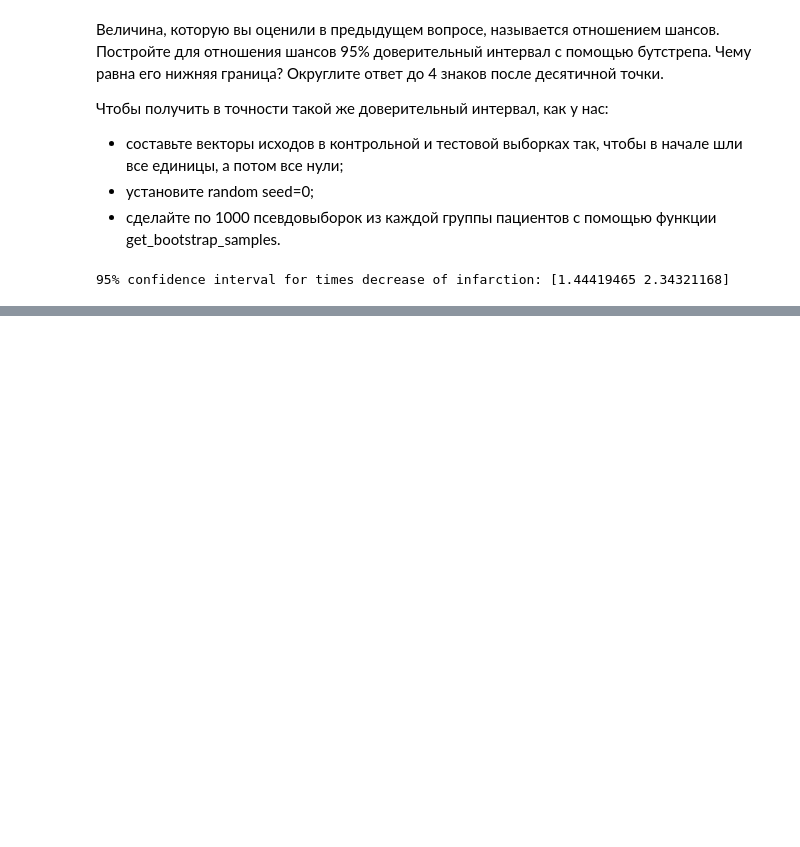
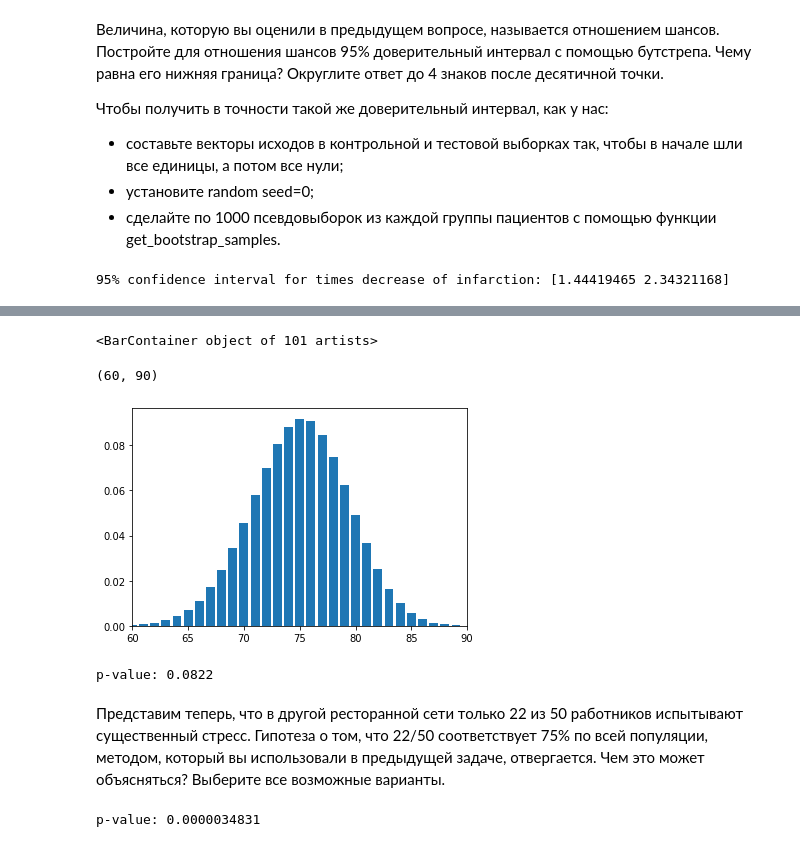
Before and after one commit to AlexG888/Specialization_from_MIPT_and_Yandex, a Jupyter notebook: course_4/theoretical_notebooks/tests.ipynb, the cells around one changed output, grey strips where cells are left out. Drawn from its saved outputs; the diff is of its cells as text; code cells hidden in the pictures; blank space fills up the shorter version.

```diff
--- a/course_4/theoretical_notebooks/tests.ipynb
+++ b/course_4/theoretical_notebooks/tests.ipynb
@@ -228,0 +246,24 @@ print('95%% confidence interval for times decrease of infarction: %s' %
+# %%
+n = 100
+prob = 0.75
+F_H0 = stats.binom(n, prob)
+# %%
+x = np.linspace(0,100,101)
+
+plt.bar(x, F_H0.pmf(x), align = 'center')
+plt.xlim(60, 90)
+plt.show()
+# %% [output]
+<BarContainer object of 101 artists>
+(60, 90)
+[figure, added]
+# %%
+print('p-value: %.4f' % stats.binom_test(67, 100, prob))
+# %% [output]
+p-value: 0.0822
+# %% [markdown]
+Представим теперь, что в другой ресторанной сети только 22 из 50 работников испытывают существенный стресс. Гипотеза о том, что 22/50 соответствует 75% по всей популяции, методом, который вы использовали в предыдущей задаче, отвергается. Чем это может объясняться? Выберите все возможные варианты.
+# %%
+print('p-value: %.10f' % stats.binom_test(22, 50, prob))
+# %% [output]
+p-value: 0.0000034831
```
Also changed, not shown: parts of 11 cells of this notebook, 6 other files.
